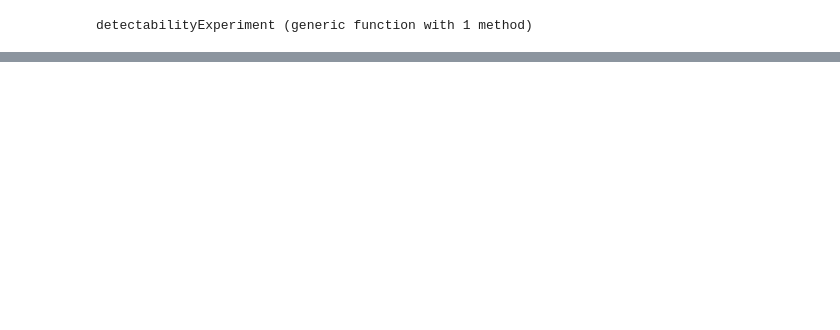
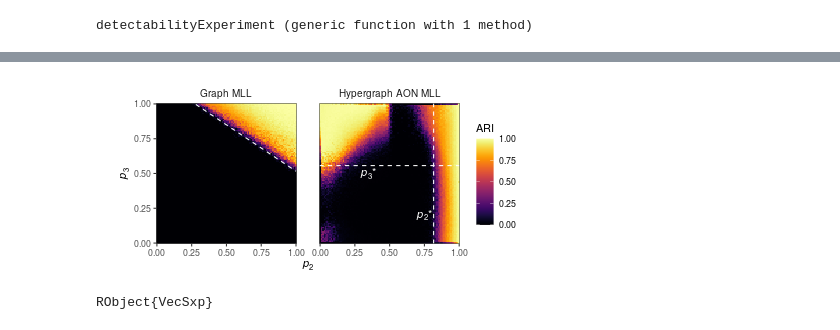
Before and after one commit to PhilChodrow/HypergraphModularity, a Jupyter notebook: detectability.ipynb, the cells around one changed output, grey strips where cells are left out. Cells and saved outputs as stored; diff of their text form; code cells hidden in the pictures; blank space fills up the shorter version.

```diff
--- a/detectability.ipynb
+++ b/detectability.ipynb
@@ -212,0 +280,8 @@ RObject{VecSxp}
+# %%
+c₂, c₃ = 5, 5
+R"""
+df <- read_csv("fig/detectability_throughput.csv")
+# df <- tibble($DF)
+
+# df %>%     write_csv("fig/detectability_throughput.csv")
+"""
@@ -212,0 +314,52 @@ RObject{VecSxp}
+# %%
+
+R"""
+df <- df %>%
+    rename(P_2 = `P₂`, P_3 = `P₃`) %>%
+    mutate(D = ifelse((P_2 == 1)*(P_3 == 1) == 1, 1, D)) %>%
+    gather(key = method, value = ARI, -P_2, -P_3, -K_d, - K_h) %>%
+    group_by(P_2, P_3, method) %>%
+    summarise(ARI = mean(ARI)) %>%
+    mutate(method = ifelse(method == "D", "Graph", "Hypergraph")) %>%
+    group_by(method, P_2, P_3)
+
+ df <- df %>% mutate(q_3 = (sqrt(2*($c₂ + 2*$c₃)) - (2*P_2-1)*$c₂)/(3*$c₃) + 1/3,
+                    q_3 = ifelse(method == "Graph", q_3, NA),
+                    q_3 = ifelse(q_3 > 1, NA, q_3),
+                    r_3 = sqrt(4*$c₃)/(4*$c₃) + 1/3,
+                    r_3 = ifelse(method == "Hypergraph", r_3, NA),
+                    r_2 = 1/sqrt(2*$c₂) + 1/2,
+                    r_2 = ifelse(method == "Hypergraph", r_2, NA))
+
+df <- df %>%
+    mutate(method = case_when(method == "Hypergraph" ~ "Hypergraph AON MLL",
+                              method == "Graph"     ~ "Graph MLL"))
+
+
+labels <- data_frame(
+    x = c(0.35, 0.75, 0.2),
+    y = c(0.5, 0.2, 0.8),
+    lab = c("paste(italic(p[3]), '*')", "paste(italic(p[2]), '*')", ""),
+    method = c("Hypergraph AON MLL", "Hypergraph AON MLL", "Graph MLL")
+)
+
+df %>%
+    ggplot() +
+    facet_wrap(~method) +
+    geom_raster(aes(x = P_2, y = P_3, fill = ARI)) +
+    geom_line(aes(x = P_2, y = q_3), color = "white", linetype = "dashed") +
+    geom_hline(aes(yintercept = r_3), color = "white", linetype = "dashed") +
+    geom_vline(aes(xintercept = r_2), color = "white", linetype = "dashed") +
+    theme_bw() +
+    scale_fill_viridis(option = "inferno") +
+    scale_x_continuous(expand = c(0, 0)) +
+    scale_y_continuous(expand = c(0, 0)) +
+    theme(strip.background = element_blank(),
+          panel.spacing.x = unit(8, "mm"),
+          strip.text = element_text(size = 10)) +
+    xlab(expression(italic(p)[2])) +
+    ylab(expression(italic(p)[3])) +
+    coord_fixed() +
+    geom_text(aes(x = x, y = y, label = lab), data = labels, color = "white", parse = T)
+"""
+# %% [output]
@@ -212,0 +368,2 @@ RObject{VecSxp}
+[figure, added]
+RObject{VecSxp}
```
Also changed, not shown: parts of 16 cells of this notebook, 1 other file.
